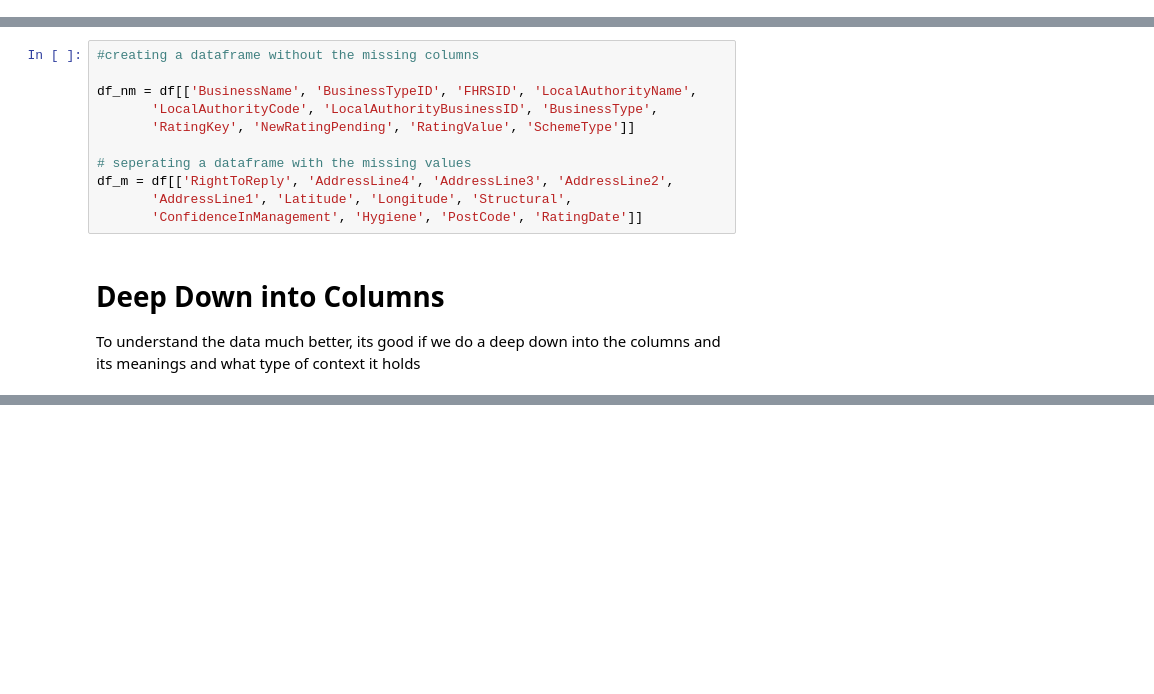
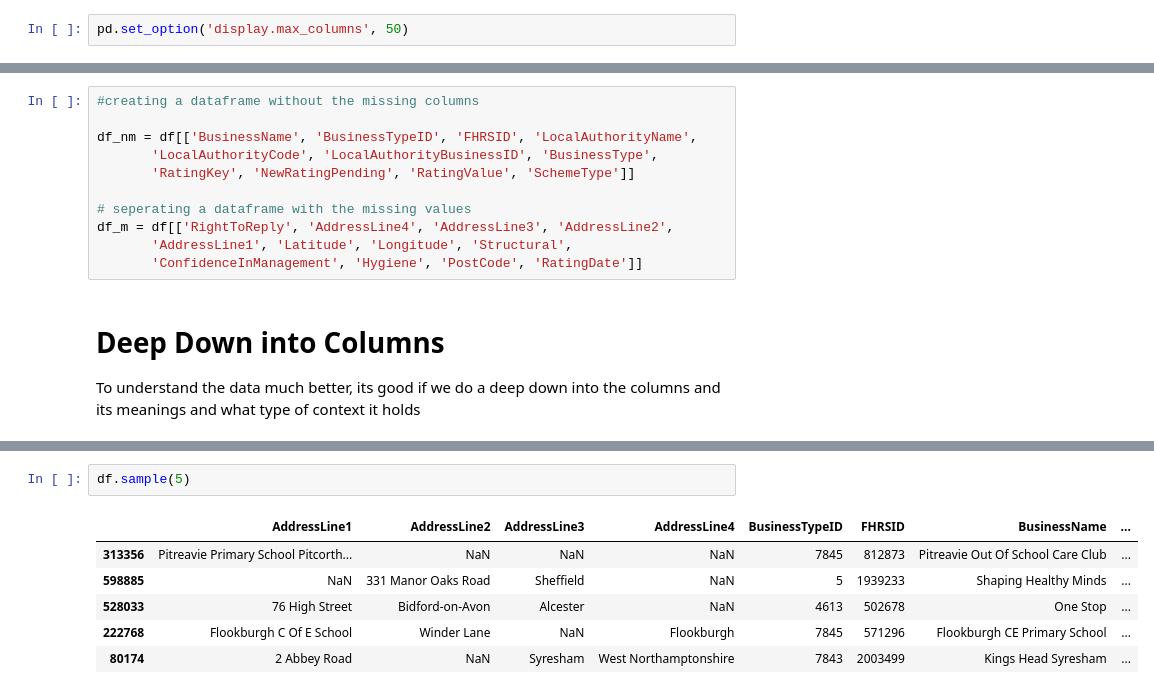
Before and after one commit to Joryh-IO/Hungry_UK, a Jupyter notebook: notebooks/data_understanding.ipynb, the cells around one changed output, grey strips where cells are left out. Cells and saved outputs as stored; diff of their text form; blank space fills up the shorter version.

```diff
--- a/notebooks/data_understanding.ipynb
+++ b/notebooks/data_understanding.ipynb
@@ -7,6 +7,8 @@ import matplotlib.pyplot as plt
 import seaborn as sns
 
 from pathlib import Path
+# %%
+pd.set_option('display.max_columns', 50)
 # %%
 PROJECT_ROOT = Path.cwd().parent
 
@@ -193,0 +305,9 @@ Name: count, dtype: int64
+# %%
+df.sample(5)
+# %% [output]
+|  | AddressLine1 | AddressLine2 | AddressLine3 | AddressLine4 | BusinessTypeID | FHRSID | BusinessName | ... |
+| 313356 | Pitreavie Primary School Pitcorth... | NaN | NaN | NaN | 7845 | 812873 | Pitreavie Out Of School Care Club | ... |
+| 598885 | NaN | 331 Manor Oaks Road | Sheffield | NaN | 5 | 1939233 | Shaping Healthy Minds | ... |
+| 528033 | 76 High Street | Bidford-on-Avon | Alcester | NaN | 4613 | 502678 | One Stop | ... |
+| 222768 | Flookburgh C Of E School | Winder Lane | NaN | Flookburgh | 7845 | 571296 | Flookburgh CE Primary School | ... |
+| 80174 | 2 Abbey Road | NaN | Syresham | West Northamptonshire | 7843 | 2003499 | Kings Head Syresham | ... |
```
Also changed, not shown: parts of 21 cells of this notebook.
